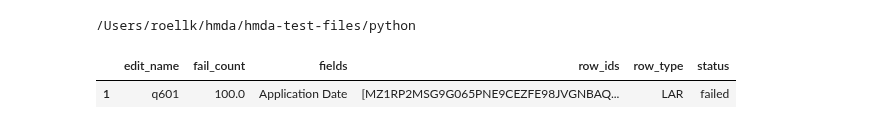
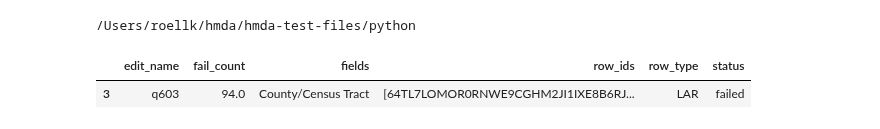
Before and after one commit to cfpb/hmda-test-files, a Jupyter notebook: python/edit_file_test_tool.ipynb, the cells around one changed output. Drawn from its saved outputs; the diff is of its cells as text; code cells hidden in the pictures.

Commit message:
add q603, required integration of CBSA data across classes. closes #378

```diff
--- a/python/edit_file_test_tool.ipynb
+++ b/python/edit_file_test_tool.ipynb
@@ -8,6 +8,8 @@ from os.path import isfile, join
 
 from rules_engine import rules_engine
 import utils
+
+pd.options.display.max_columns = 999
 # %%
 with open('config.yaml') as f:
 	# use safe_load instead load
@@ -22,7 +24,7 @@ cbsas = pd.read_csv('../dependencies/tract_to_cbsa_2015.txt', usecols=use_cols,
 cbsas["tractFips"] = cbsas.countyFips + cbsas.tracts
 counties = list(cbsas.countyFips)
 tracts = list(cbsas.tractFips)
-
+small_counties = list(cbsas.countyFips[cbsas.smallCounty=="1"])
 #load schemas for LAR and transmittal sheet
 #schemas contain valid enumerations, including NA values, for each field in the dataset
 lar_schema_df = pd.DataFrame(json.load(open("../schemas/lar_schema.json", "r")))
@@ -32,21 +34,22 @@ ts_schema_df = pd.DataFrame(json.load(open("../schemas/ts_schema.json", "r")))
 /Users/roellk/hmda/hmda-test-files/python
 # %%
 path = "../edits_files/quality/"
-file = "q601.txt"
+file = "q603.txt"
 #lar validator checks a dataframe and returns a JSON with generate_error_files
-checker = rules_engine(lar_schema=lar_schema_df, ts_schema=ts_schema_df, tracts=tracts, counties=counties)
+checker = rules_engine(lar_schema=lar_schema_df, ts_schema=ts_schema_df, tracts=tracts,
+                       counties=counties, small_counties=small_counties)
 #load data to checker
 ts_df, lar_df = utils.read_data_file(path=path, data_file=file)
 checker.load_data_frames(ts_df, lar_df)
 for func in dir(checker):
     if func[:1] in ("s", "v", "q") and func[1:4].isdigit()==True:
         #print("applying:", func)
         getattr(checker, func)()
 res_df = pd.DataFrame(checker.results)
 res_df[(res_df.status=="failed")&(res_df.edit_name==file[:-4])]
 # %% [output]
 |  | edit_name | fail_count | fields | row_ids | row_type | status |
-| 1 | q601 | 100.0 | Application Date | [MZ1RP2MSG9G065PNE9CEZFE98JVGNBAQ... | LAR | failed |
+| 3 | q603 | 94.0 | County/Census Tract | [64TL7LOMOR0RNWE9CGHM2JI1IXE8B6RJ... | LAR | failed |
 # %%
 #get all edit test files in single list
 val_path = "../edits_files/validity/"
```
Also changed, not shown: parts of 8 cells of this notebook, 4 other files.
